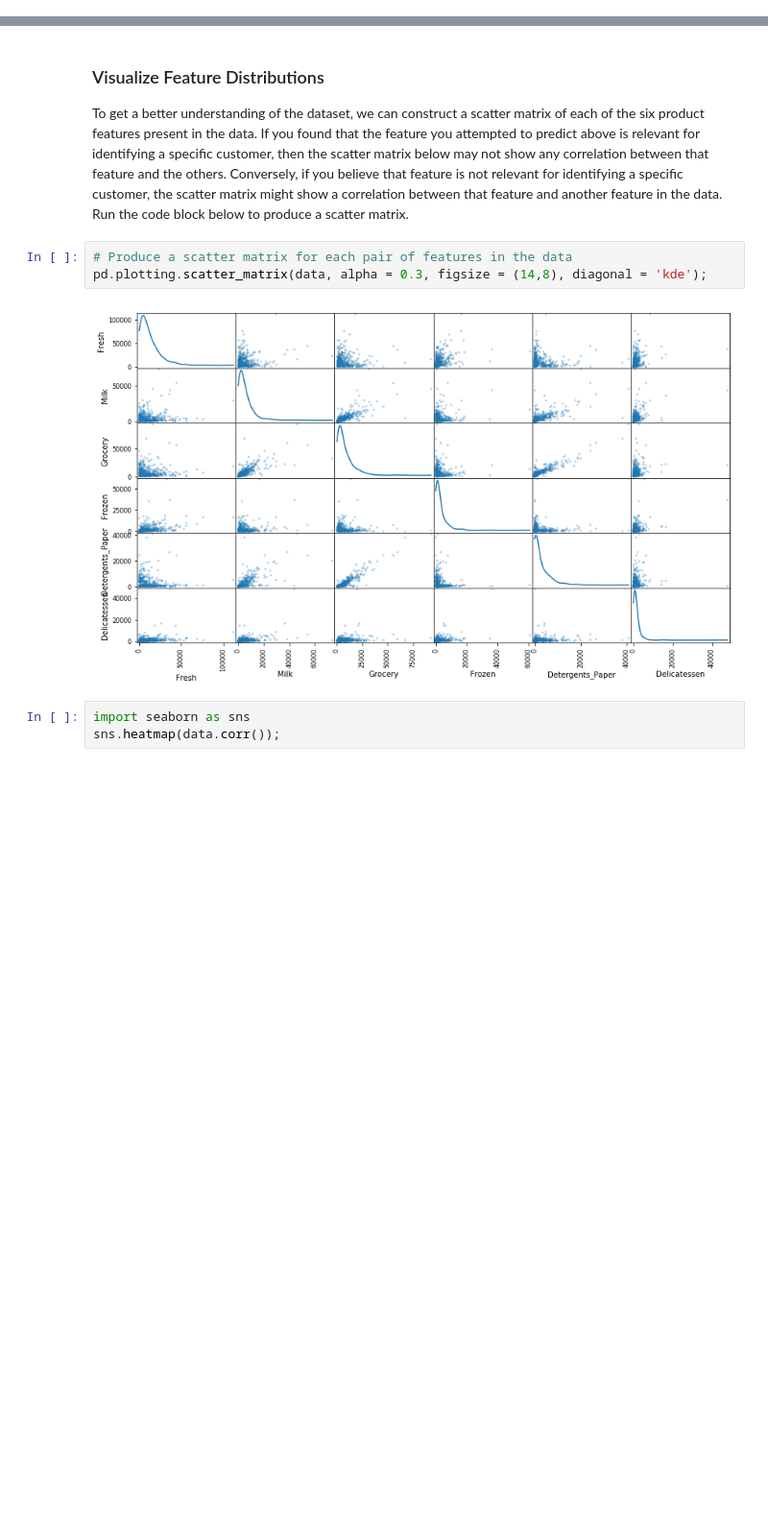
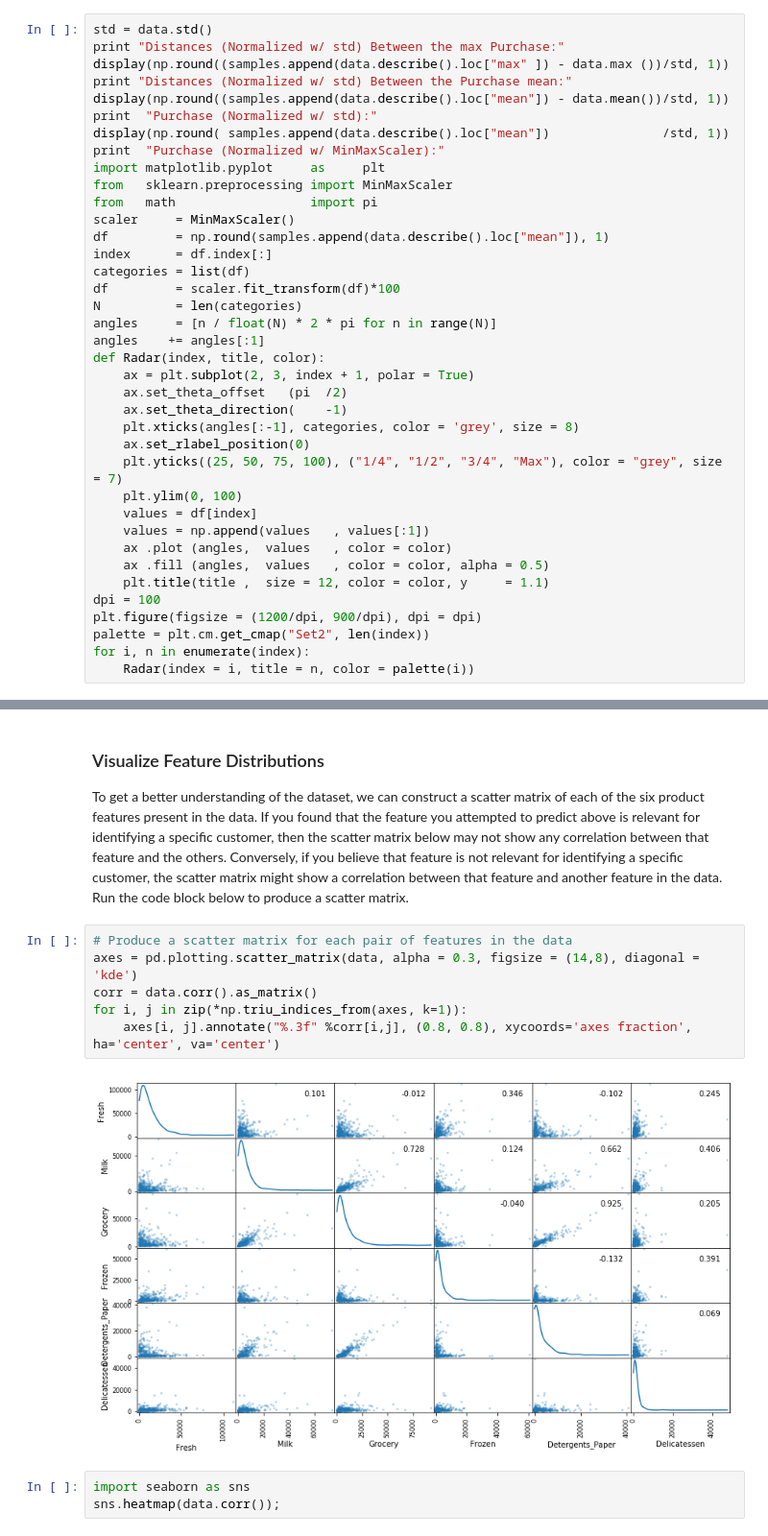
Before and after one commit to Mincent/customer_segments, a Jupyter notebook: customer_segments.ipynb, the cells around one changed output, grey strips where cells are left out. Shown at 96% size. Saved outputs shown, nothing was run; the diff lists cells and outputs as text; blank space fills up the shorter version.

```diff
--- a/customer_segments.ipynb
+++ b/customer_segments.ipynb
@@ -99,0 +103,38 @@ Knowing this, how do your samples compare? Does that help in driving your insigh
+# %%
+std = data.std()
+print "Distances (Normalized w/ std) Between the max Purchase:"
+display(np.round((samples.append(data.describe().loc["max" ]) - data.max ())/std, 1))
+print "Distances (Normalized w/ std) Between the Purchase mean:"
+display(np.round((samples.append(data.describe().loc["mean"]) - data.mean())/std, 1))
+print  "Purchase (Normalized w/ std):"
+display(np.round( samples.append(data.describe().loc["mean"])               /std, 1))
+print  "Purchase (Normalized w/ MinMaxScaler):"
+import matplotlib.pyplot     as     plt
+from   sklearn.preprocessing import MinMaxScaler
+from   math                  import pi
+scaler     = MinMaxScaler()
+df         = np.round(samples.append(data.describe().loc["mean"]), 1)
+index      = df.index[:]
+categories = list(df)
+df         = scaler.fit_transform(df)*100
+N          = len(categories)
+angles     = [n / float(N) * 2 * pi for n in range(N)]
+angles    += angles[:1]
+def Radar(index, title, color):
+    ax = plt.subplot(2, 3, index + 1, polar = True)
+    ax.set_theta_offset   (pi  /2)
+    ax.set_theta_direction(    -1)
+    plt.xticks(angles[:-1], categories, color = 'grey', size = 8)
+    ax.set_rlabel_position(0)
+    plt.yticks((25, 50, 75, 100), ("1/4", "1/2", "3/4", "Max"), color = "grey", size = 7)
+    plt.ylim(0, 100)
+    values = df[index]
+    values = np.append(values   , values[:1])
+    ax .plot (angles,  values   , color = color)
+    ax .fill (angles,  values   , color = color, alpha = 0.5)
+    plt.title(title ,  size = 12, color = color, y     = 1.1)
+dpi = 100
+plt.figure(figsize = (1200/dpi, 900/dpi), dpi = dpi)
+palette = plt.cm.get_cmap("Set2", len(index))
+for i, n in enumerate(index):
+    Radar(index = i, title = n, color = palette(i))
@@ -159,9 +229,12 @@ Delicatessen    : -0.191
 To get a better understanding of the dataset, we can construct a scatter matrix of each of the six product features present in the data. If you found that the feature you attempted to predict above is relevant for identifying a specific customer, then the scatter matrix below may not show any correlation between that feature and the others. Conversely, if you believe that feature is not relevant for identifying a specific customer, the scatter matrix might show a correlation between that feature and another feature in the data. Run the code block below to produce a scatter matrix.
 # %%
 # Produce a scatter matrix for each pair of features in the data
-pd.plotting.scatter_matrix(data, alpha = 0.3, figsize = (14,8), diagonal = 'kde');
+axes = pd.plotting.scatter_matrix(data, alpha = 0.3, figsize = (14,8), diagonal = 'kde')
+corr = data.corr().as_matrix()
+for i, j in zip(*np.triu_indices_from(axes, k=1)):
+    axes[i, j].annotate("%.3f" %corr[i,j], (0.8, 0.8), xycoords='axes fraction', ha='center', va='center')
 # %% [output]
-[figure, old version]
+[figure, new version]
 # %%
 import seaborn as sns
 sns.heatmap(data.corr());
```
Also changed, not shown: parts of 22 cells of this notebook, 1 other file.
